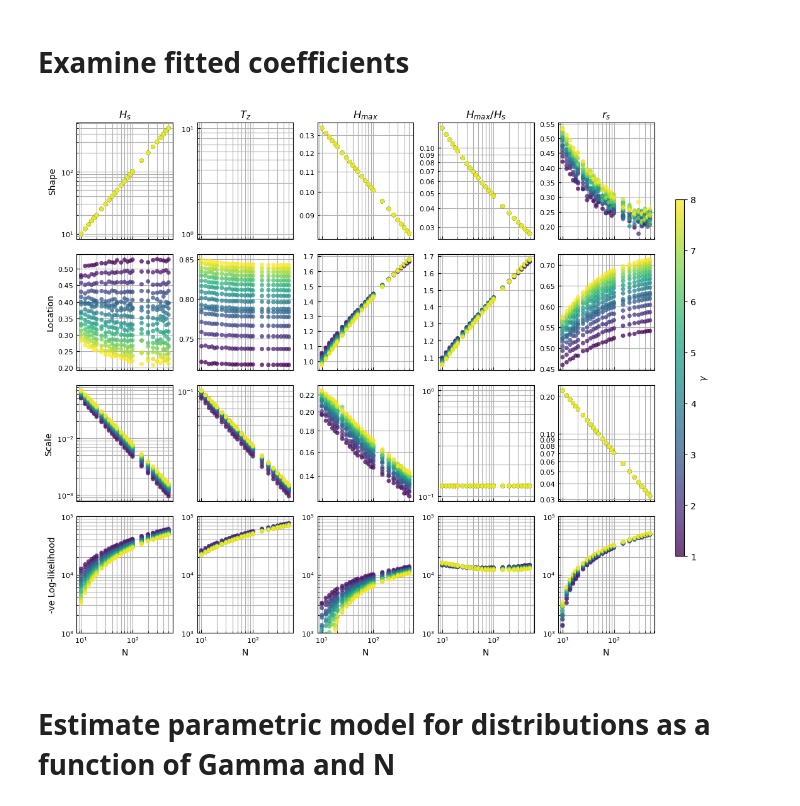
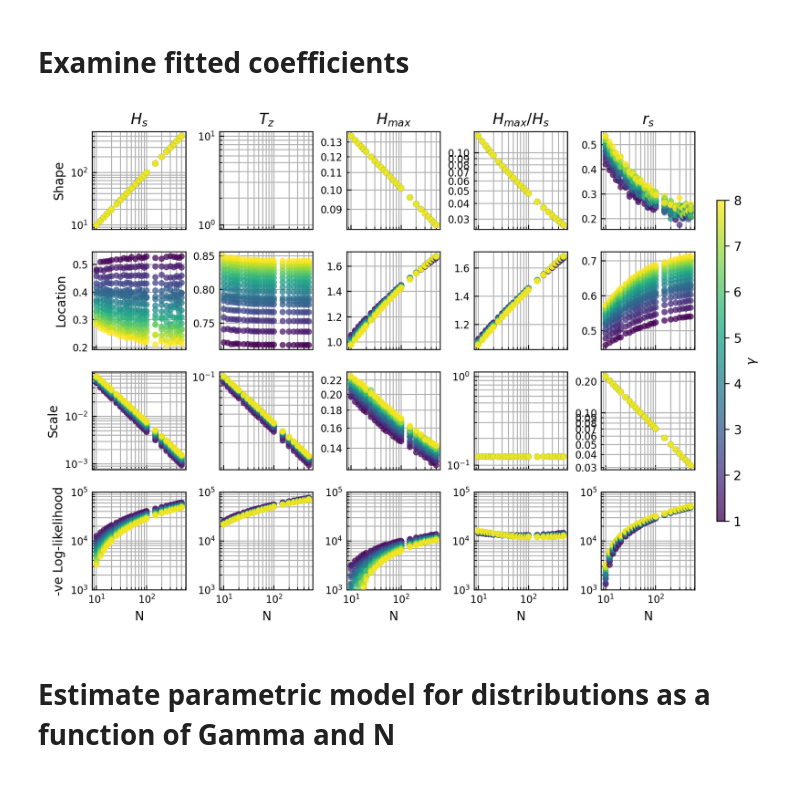
Before and after one commit to pbranson/linearsim, a Jupyter notebook: Step5_FitDistributions.ipynb, the cells around one changed output. Saved outputs shown, nothing was run; the diff lists cells and outputs as text; code cells hidden in the pictures.

```diff
--- a/Step5_FitDistributions.ipynb
+++ b/Step5_FitDistributions.ipynb
@@ -30,7 +30,7 @@ vv={'Hs':(0.5,1.5),'Tz':(0.5,1.1),'Hmax':(0.5,2.25),'HmHs':(0.5,2.25),'r_sample'
 
 nn=[10,20,100,200,500]
 
-fig,axs = plt.subplots(len(nn),len(vv),figsize=(10,8),sharex='col')
+fig,axs = plt.subplots(len(nn),len(vv),figsize=(9,6),sharex='col',dpi=125)
 
 colors=sns.color_palette().as_hex()
 
@@ -73,8 +73,8 @@ for j,v in enumerate(vv.keys()):
 
         if (i==0) & (j==4):
             lax=ax.legend(loc='upper left')
-            lax.set_ylabel('$\gamma$')
+            lax.set_title('$\gamma$')
 
 fig.tight_layout()
-fig.savefig(f'figures/DistributionNormality{suffix}.pdf',bbox_inches='tight')
+fig.savefig(f'figures/DistributionNormality{suffix}_Screen.png',bbox_inches='tight')
 # %% [output]
@@ -234,7 +233,7 @@ dist_fits = xr.open_dataset(f'data/distribution_fits/DistributionFitCoefficients
 # %%
 cols=len(distn.keys())
 rows=len(dist_fits.param)
-fig,axs = plt.subplots(rows,cols,figsize=(12,9),sharex=True)
+fig,axs = plt.subplots(rows,cols,figsize=(9,6),sharex=True,dpi=200)
 
 from matplotlib.ticker import FormatStrFormatter, ScalarFormatter, MultipleLocator
 
@@ -270,35 +269,35 @@ for i,v in enumerate(distn.keys()):
         if p == 0 and v in ['Hmax','HmHs']:
             formatter = FormatStrFormatter('%.2f')
             ax.yaxis.set_major_formatter(formatter)
             ax.yaxis.set_minor_formatter(formatter)
 
         if p == 2 and v in ['Hmax','r_sample']:
             formatter = FormatStrFormatter('%.2f')
             ax.yaxis.set_major_formatter(formatter)
             ax.yaxis.set_minor_formatter(formatter)
 
         if p == 0:
             ax.set_title(labels[v])
         if p == 3:
             ax.set_ylim(1E3,1E5)
         # if p == 2:
         #     ax.set_ylim(1E-3,1E0)
         if p == rows-1:
             ax.set_xlabel('N')
         # ax.tick_params()
 
 
 axs[0,0].set_ylabel('Shape')
 axs[1,0].set_ylabel('Location')
 axs[2,0].set_ylabel('Scale')
 axs[3,0].set_ylabel('-ve Log-likelihood')
 
 fig.tight_layout()
 cb=fig.colorbar(pl,ax=axs,pad=0.03,aspect=40,shrink=0.7)
 cb.set_label('$\gamma$')
-fig.savefig(f'figures/DistributionParameters{suffix}.pdf',bbox_inches='tight')
+fig.savefig(f'figures/DistributionParameters{suffix}.png',bbox_inches='tight')
 # %% [output]
-[figure, old version]
+[figure, new version]
 # %% [markdown]
 # Estimate parametric model for distributions as a function of Gamma and N
 # %%
```
Also changed, not shown: parts of 1 cell of this notebook, 4 other files.
